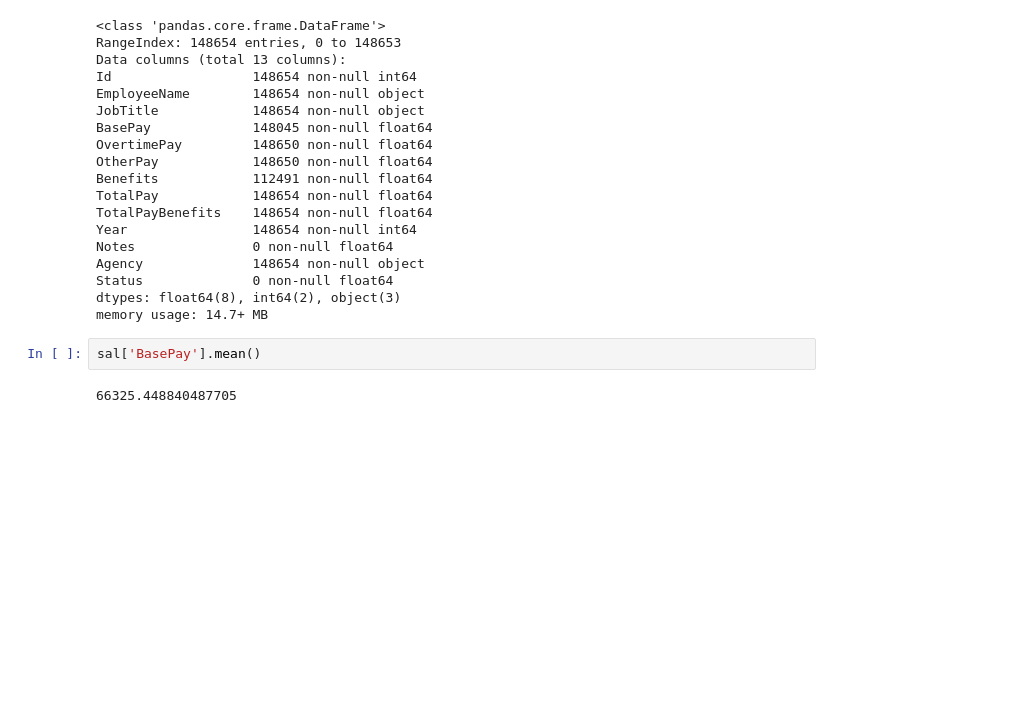
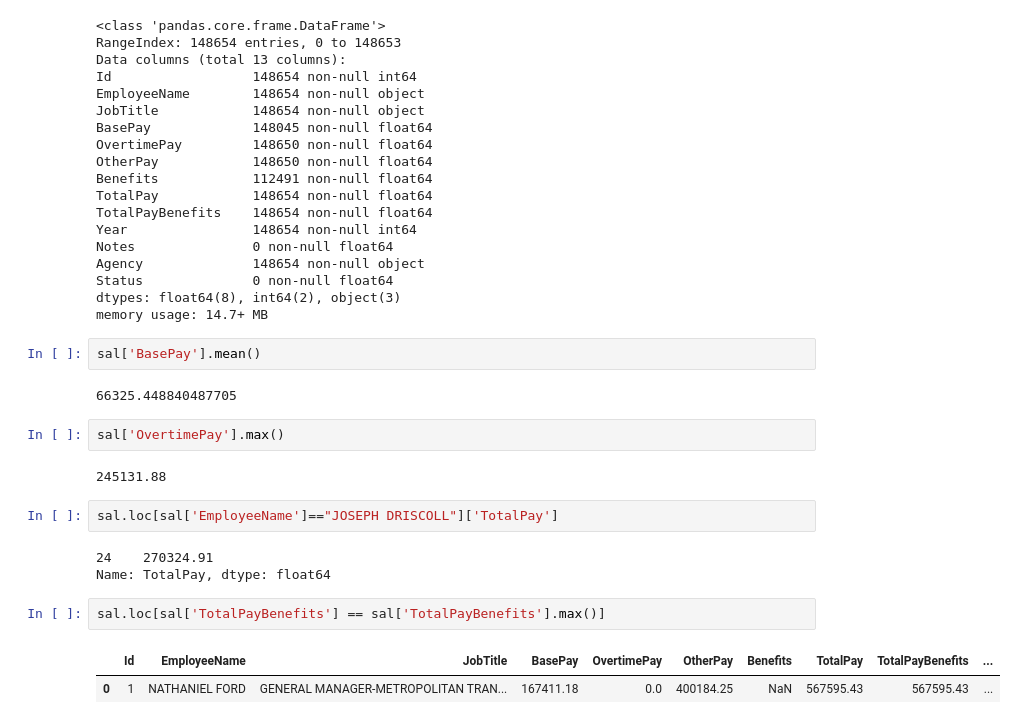
Before and after one commit to rakshithvasudev/Datascience-Prereqs, a Jupyter notebook: Pandas/SFSalaryProcessing.ipynb, the cells around one changed output. Drawn from its saved outputs; the diff is of its cells as text; blank space fills up the shorter version.

```diff
--- a/Pandas/SFSalaryProcessing.ipynb
+++ b/Pandas/SFSalaryProcessing.ipynb
@@ -57,3 +57,17 @@ memory usage: 14.7+ MB
 sal['BasePay'].mean()
 # %% [output]
 66325.448840487705
+# %%
+sal['OvertimePay'].max()
+# %% [output]
+245131.88
+# %%
+sal.loc[sal['EmployeeName']=="JOSEPH DRISCOLL"]['TotalPay']
+# %% [output]
+24    270324.91
+Name: TotalPay, dtype: float64
+# %%
+sal.loc[sal['TotalPayBenefits'] == sal['TotalPayBenefits'].max()]
+# %% [output]
+|  | Id | EmployeeName | JobTitle | BasePay | OvertimePay | OtherPay | Benefits | TotalPay | TotalPayBenefits | ... |
+| 0 | 1 | NATHANIEL FORD | GENERAL MANAGER-METROPOLITAN TRAN... | 167411.18 | 0.0 | 400184.25 | NaN | 567595.43 | 567595.43 | ... |
```
